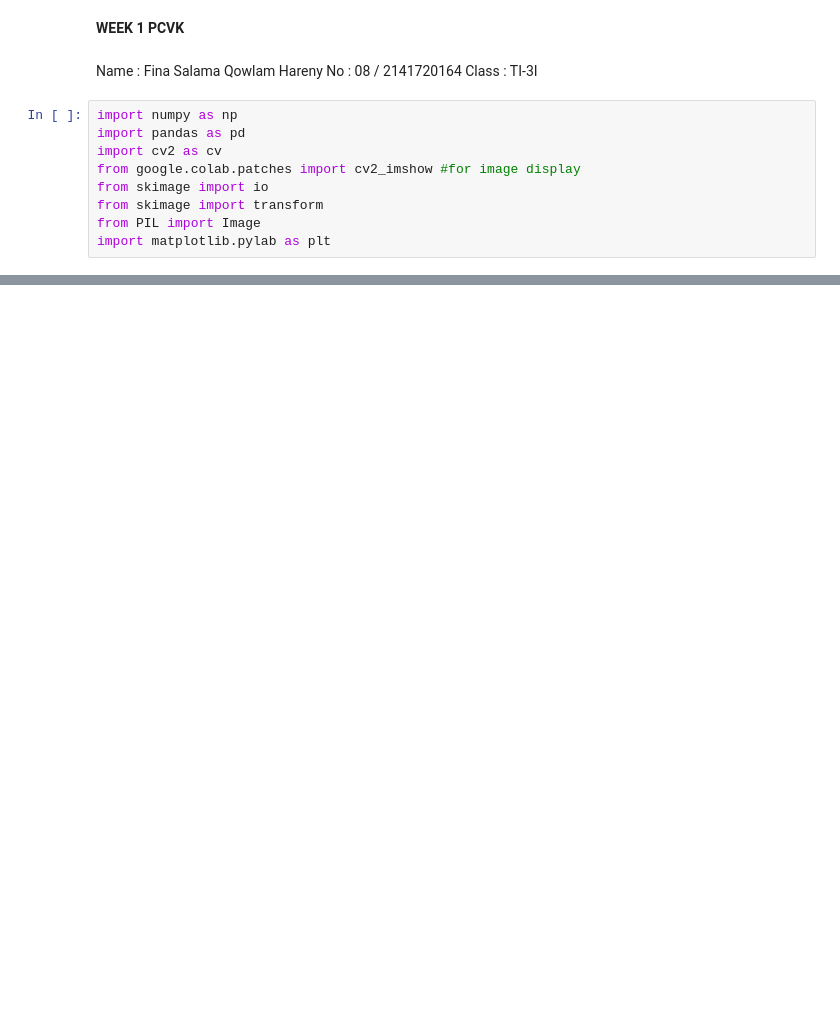
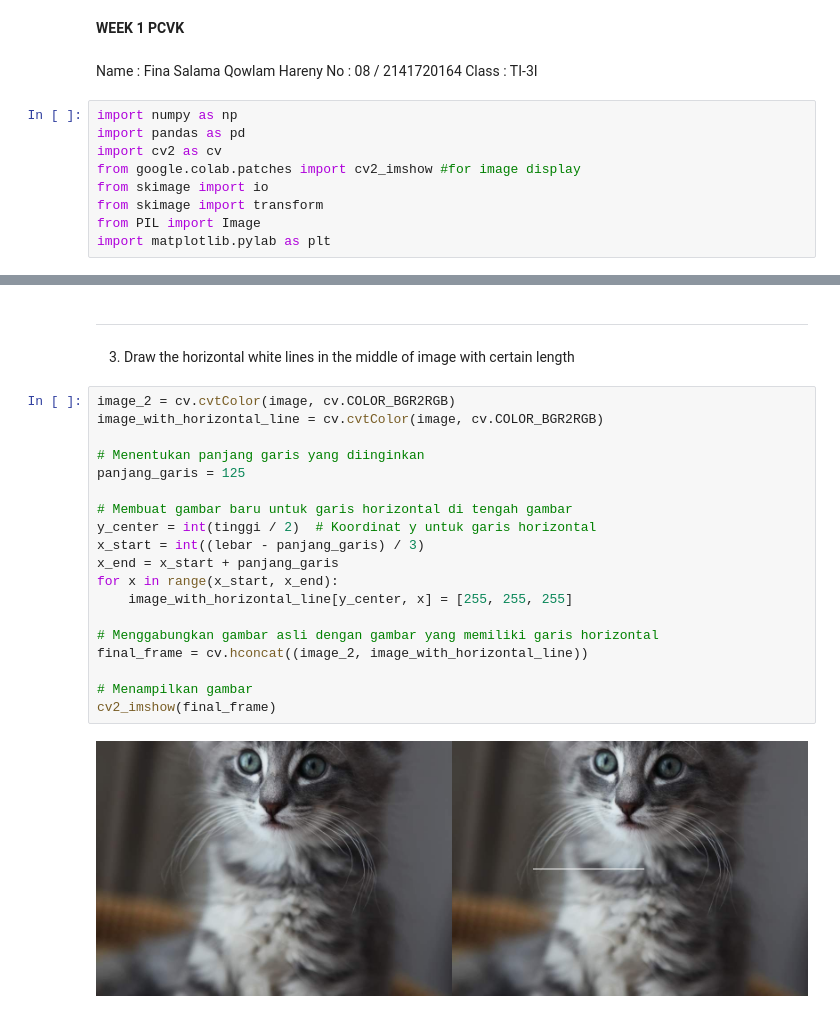
Before and after one commit to fnsalamaa/FINA-SALAMA-PCVK, a Jupyter notebook: Week1.ipynb, the cells around one changed output, grey strips where cells are left out. Cells and saved outputs as stored; diff of their text form; blank space fills up the shorter version.

```diff
--- a/Week1.ipynb
+++ b/Week1.ipynb
@@ -76,0 +205,24 @@ What is the use of the code [255,255,255] ? Explain!
+# %% [markdown]
+---
+3. Draw the horizontal white lines in the middle of image with certain length
+# %%
+image_2 = cv.cvtColor(image, cv.COLOR_BGR2RGB)
+image_with_horizontal_line = cv.cvtColor(image, cv.COLOR_BGR2RGB)
+
+# Menentukan panjang garis yang diinginkan
+panjang_garis = 125
+
+# Membuat gambar baru untuk garis horizontal di tengah gambar
+y_center = int(tinggi / 2)  # Koordinat y untuk garis horizontal
+x_start = int((lebar - panjang_garis) / 3)
+x_end = x_start + panjang_garis
+for x in range(x_start, x_end):
+    image_with_horizontal_line[y_center, x] = [255, 255, 255]
+
+# Menggabungkan gambar asli dengan gambar yang memiliki garis horizontal
+final_frame = cv.hconcat((image_2, image_with_horizontal_line))
+
+# Menampilkan gambar
+cv2_imshow(final_frame)
+# %% [output]
+[figure, added]
```
Also changed, not shown: parts of 13 cells of this notebook.
